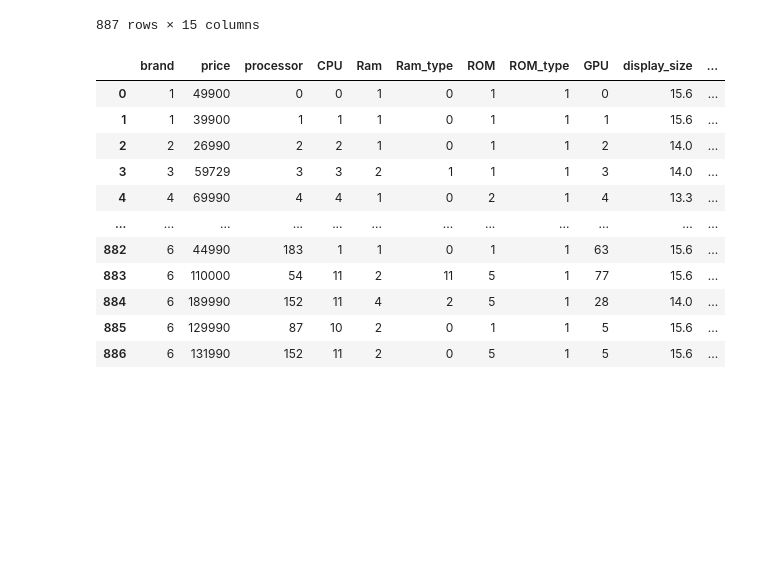
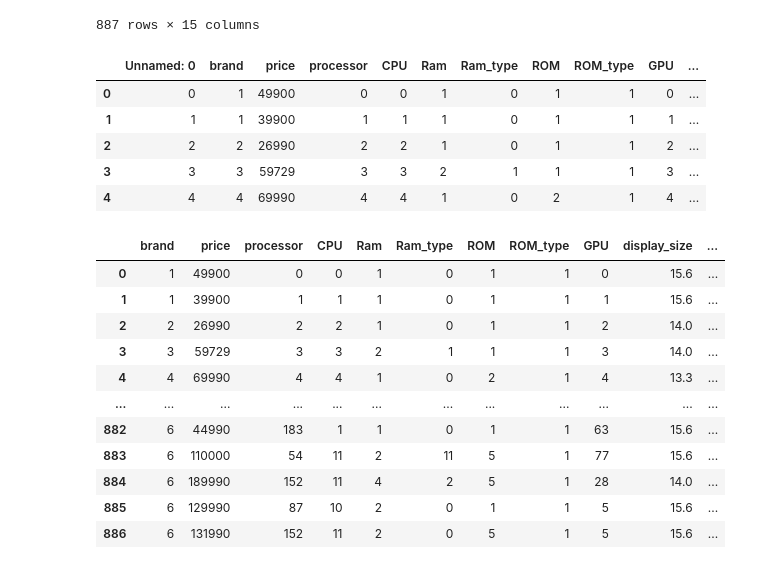
Before and after one commit to Ashwaniansh/SITP-12th-May, a Jupyter notebook: MACHINE LEARNING/PROJECT 1/Laptop_price.ipynb, the cells around one changed output. Cells and saved outputs as stored; diff of their text form; code cells hidden in the pictures; blank space fills up the shorter version.

```diff
--- a/MACHINE LEARNING/PROJECT 1/Laptop_price.ipynb
+++ b/MACHINE LEARNING/PROJECT 1/Laptop_price.ipynb
@@ -23,6 +26,15 @@ df
 | 885 | 891 | 6 | 129990 | 87 | 10 | 2 | 0 | 1 | 1 | 5 | ... |
 | 886 | 892 | 6 | 131990 | 152 | 11 | 2 | 0 | 5 | 1 | 5 | ... |
 887 rows × 15 columns
+# %%
+df.head()
+# %% [output]
+|  | Unnamed: 0 | brand | price | processor | CPU | Ram | Ram_type | ROM | ROM_type | GPU | ... |
+| 0 | 0 | 1 | 49900 | 0 | 0 | 1 | 0 | 1 | 1 | 0 | ... |
+| 1 | 1 | 1 | 39900 | 1 | 1 | 1 | 0 | 1 | 1 | 1 | ... |
+| 2 | 2 | 2 | 26990 | 2 | 2 | 1 | 0 | 1 | 1 | 2 | ... |
+| 3 | 3 | 3 | 59729 | 3 | 3 | 2 | 1 | 1 | 1 | 3 | ... |
+| 4 | 4 | 4 | 69990 | 4 | 4 | 1 | 0 | 2 | 1 | 4 | ... |
 # %%
 df.drop('Unnamed: 0', axis=1, inplace=True)
 # %%
```
Also changed, not shown: parts of 14 cells of this notebook, 2 other files.
